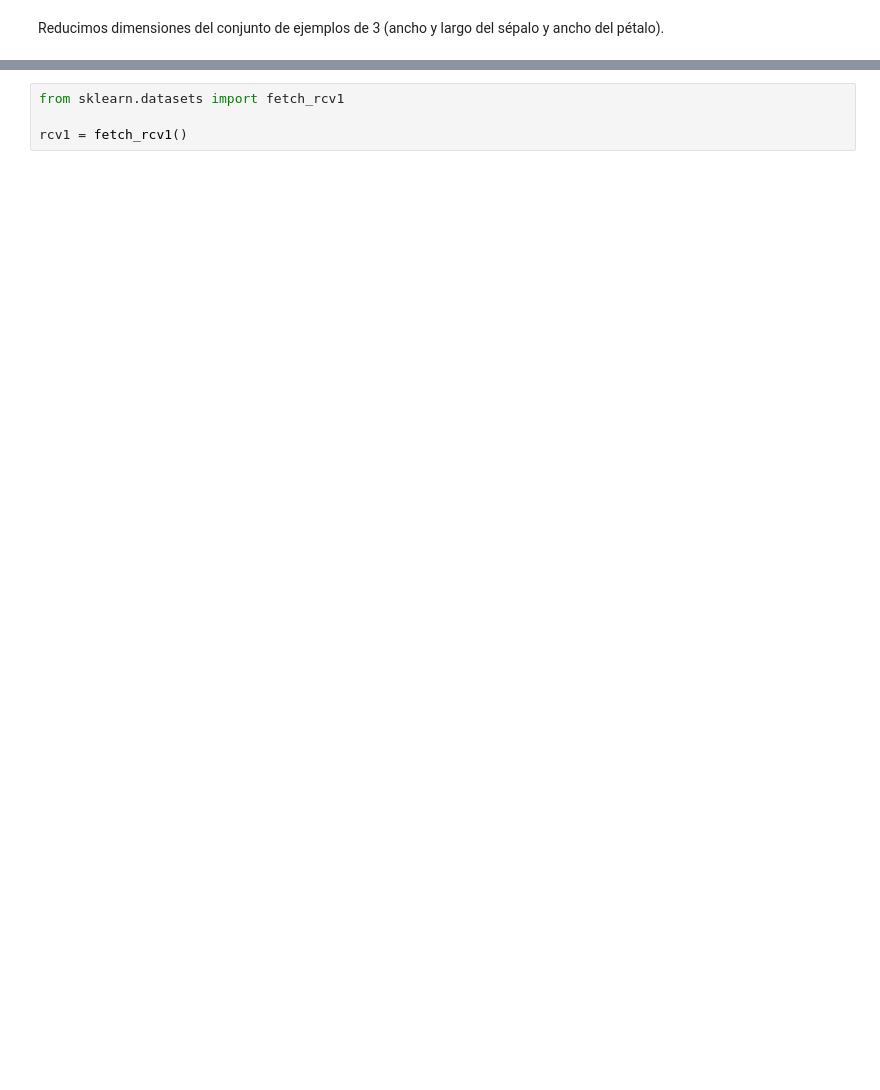
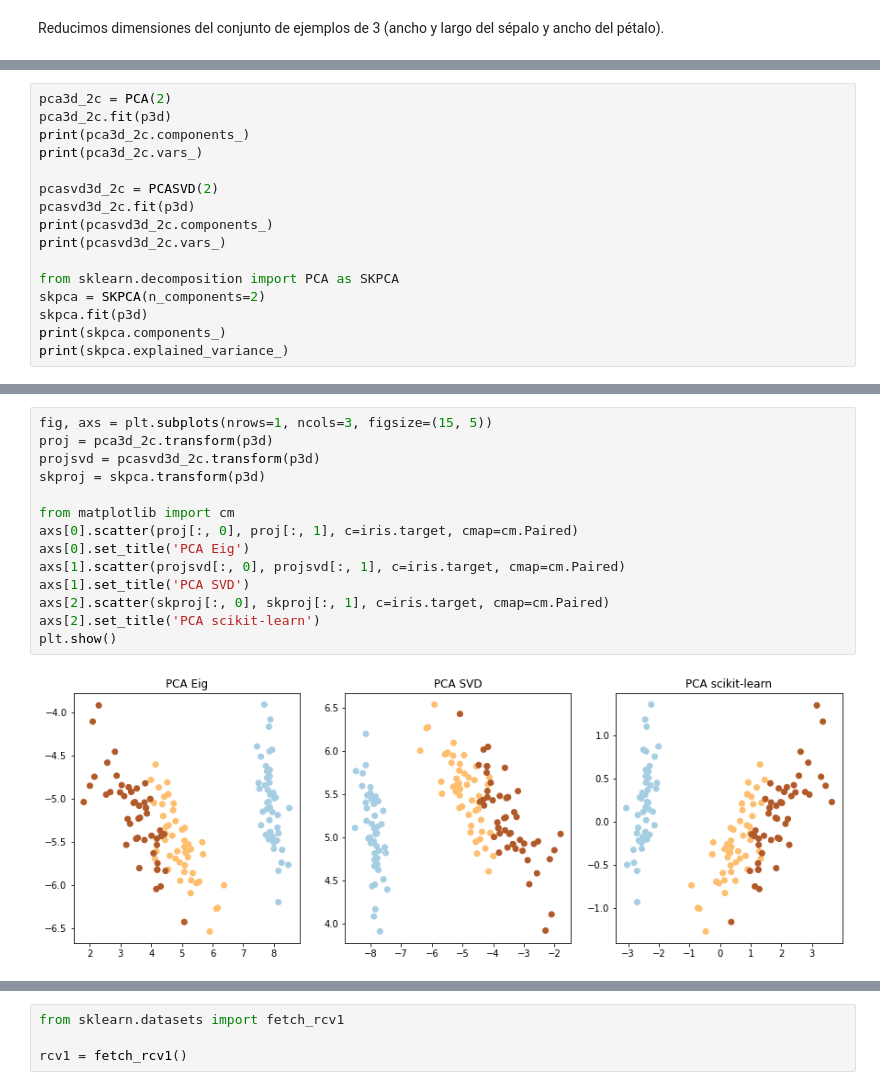
Before and after one commit to blancavazquez/CursoDatosMasivosII, a Jupyter notebook: notebooks/1c_pca.ipynb, the cells around one changed output, grey strips where cells are left out. Drawn from its saved outputs; the diff is of its cells as text; blank space fills up the shorter version.

```diff
--- a/notebooks/1c_pca.ipynb
+++ b/notebooks/1c_pca.ipynb
@@ -151,0 +151,16 @@ plt.show()
+# %%
+pca3d_2c = PCA(2)
+pca3d_2c.fit(p3d)
+print(pca3d_2c.components_)
+print(pca3d_2c.vars_)
+
+pcasvd3d_2c = PCASVD(2)
+pcasvd3d_2c.fit(p3d)
+print(pcasvd3d_2c.components_)
+print(pcasvd3d_2c.vars_)
+
+from sklearn.decomposition import PCA as SKPCA
+skpca = SKPCA(n_components=2)
+skpca.fit(p3d)
+print(skpca.components_)
+print(skpca.explained_variance_)
@@ -151,0 +179,16 @@ plt.show()
+# %%
+fig, axs = plt.subplots(nrows=1, ncols=3, figsize=(15, 5))
+proj = pca3d_2c.transform(p3d)
+projsvd = pcasvd3d_2c.transform(p3d)
+skproj = skpca.transform(p3d)
+
+from matplotlib import cm
+axs[0].scatter(proj[:, 0], proj[:, 1], c=iris.target, cmap=cm.Paired)
+axs[0].set_title('PCA Eig')
+axs[1].scatter(projsvd[:, 0], projsvd[:, 1], c=iris.target, cmap=cm.Paired)
+axs[1].set_title('PCA SVD')
+axs[2].scatter(skproj[:, 0], skproj[:, 1], c=iris.target, cmap=cm.Paired)
+axs[2].set_title('PCA scikit-learn')
+plt.show()
+# %% [output]
+[figure, added]
```
Also changed, not shown: parts of 110 cells of this notebook.
